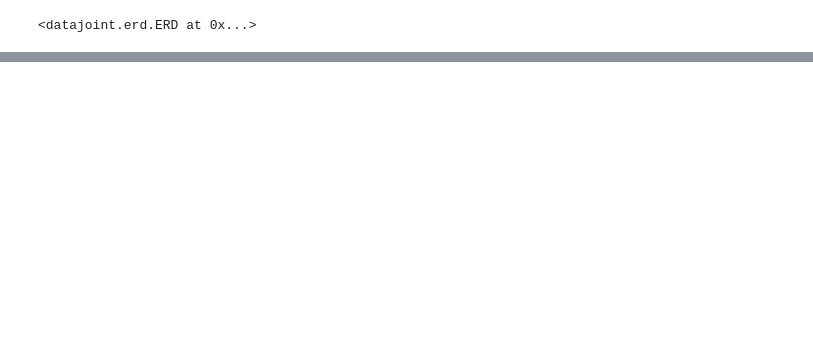
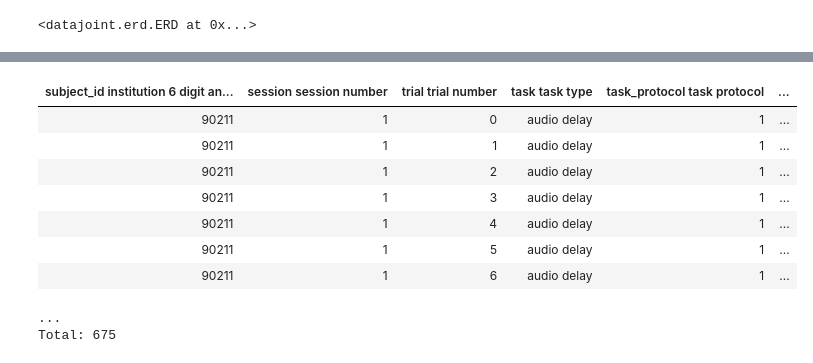
Before and after one commit to mesoscale-activity-map/map-ephys, a Jupyter notebook: notebook/new_psth.ipynb, the cells around one changed output, grey strips where cells are left out. Cells and saved outputs as stored; diff of their text form; code cells hidden in the pictures; blank space fills up the shorter version.

```diff
--- a/notebook/new_psth.ipynb
+++ b/notebook/new_psth.ipynb
@@ -55,0 +27,13 @@ unit=ephys.Unit()
+# %%
+experiment.BehaviorTrial() & sess_key
+# %% [output]
+| subject_id institution 6 digit an... | session session number | trial trial number | task task type | task_protocol task protocol | ... |
+| 90211 | 1 | 0 | audio delay | 1 | ... |
+| 90211 | 1 | 1 | audio delay | 1 | ... |
+| 90211 | 1 | 2 | audio delay | 1 | ... |
+| 90211 | 1 | 3 | audio delay | 1 | ... |
+| 90211 | 1 | 4 | audio delay | 1 | ... |
+| 90211 | 1 | 5 | audio delay | 1 | ... |
+| 90211 | 1 | 6 | audio delay | 1 | ... |
+...
+Total: 675
```
Also changed, not shown: parts of 13 cells of this notebook.
